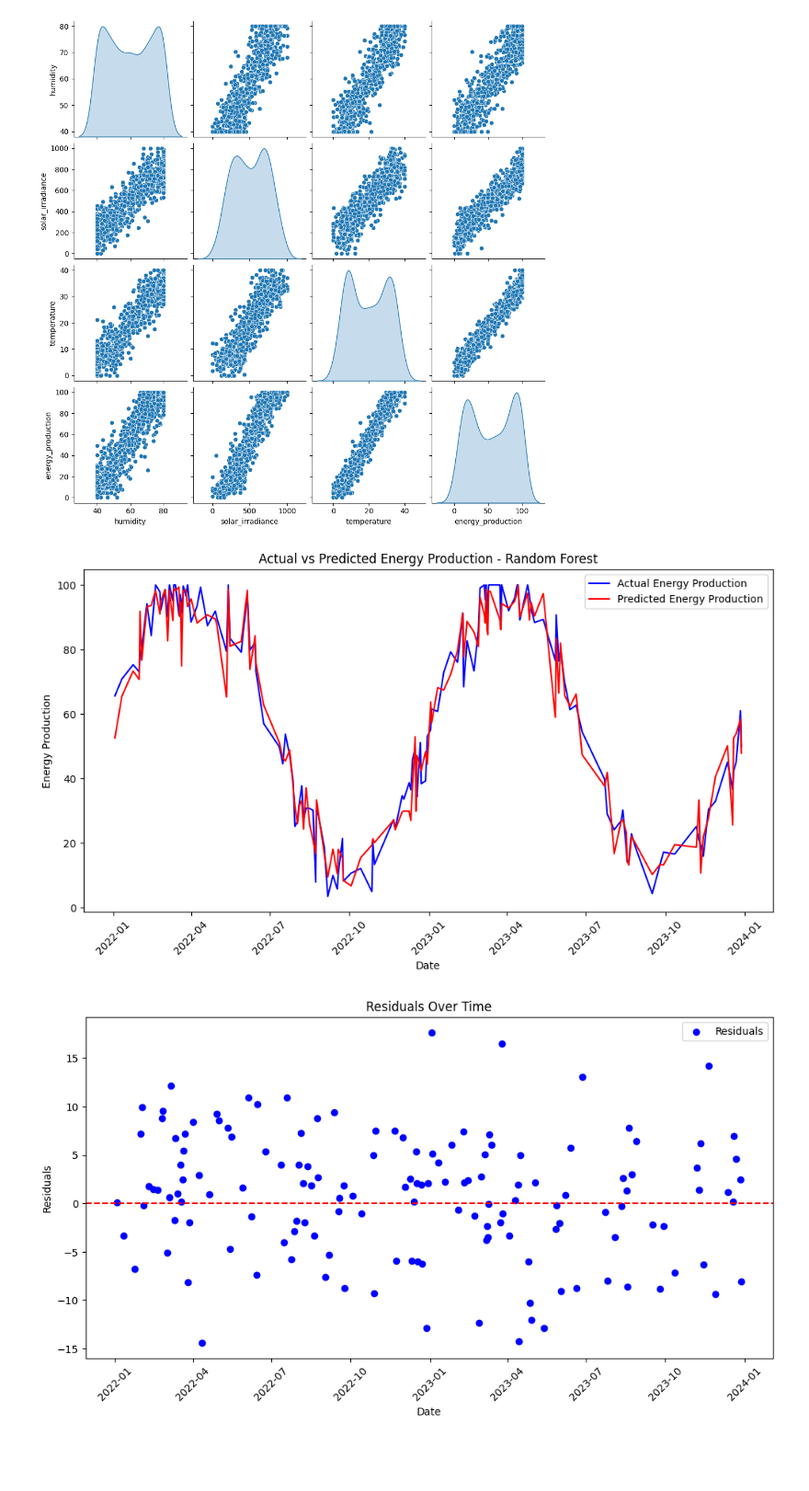
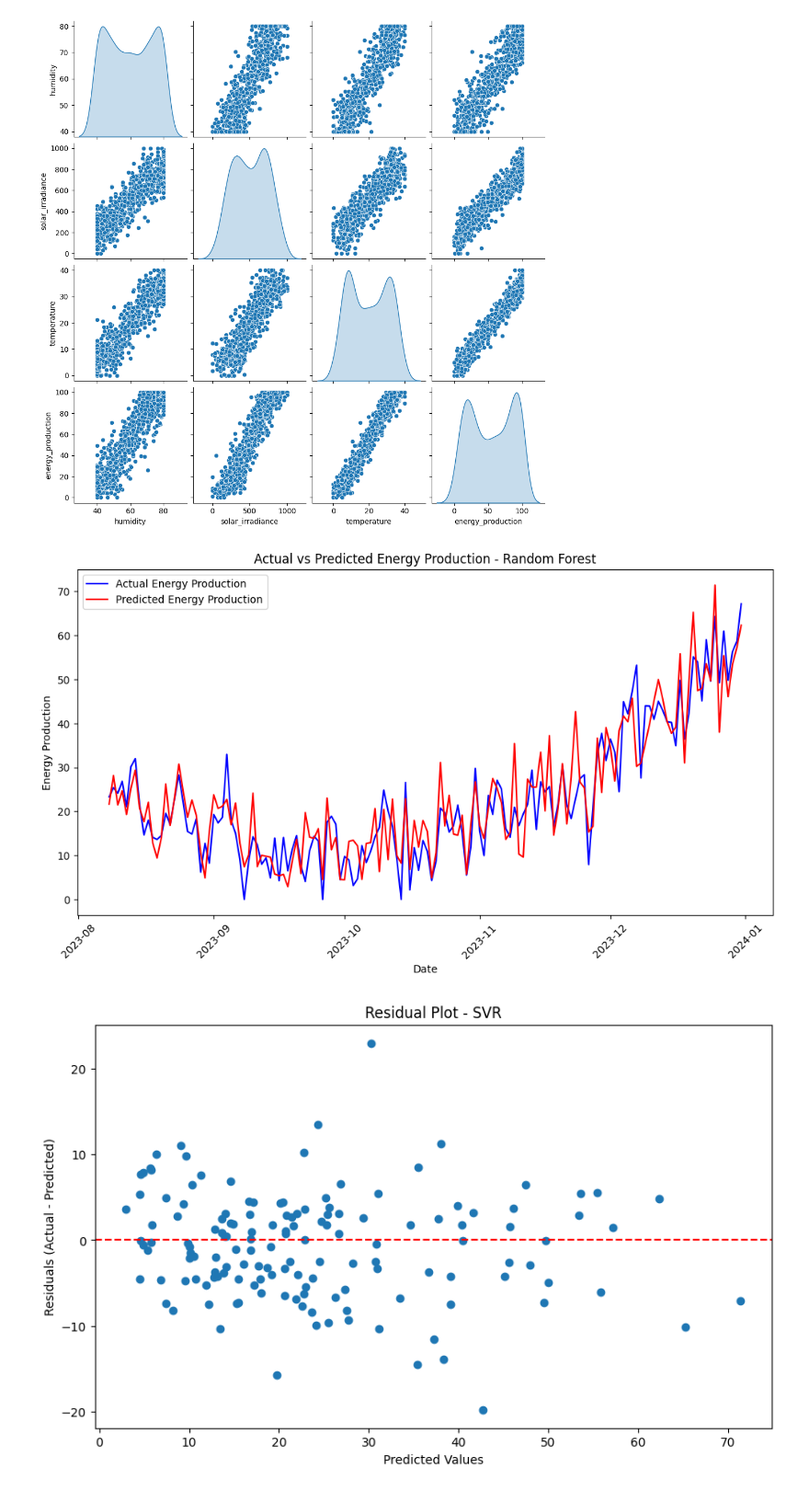
Before and after one commit to Jamesupback/solar, a Jupyter notebook: minor/models/svm.ipynb, the cells around one changed output. Shown: that part at 92% size. Cells and saved outputs as stored; diff of their text form; code cells hidden in the pictures; blank space fills up the shorter version.

```diff
--- a/minor/randomforest.ipynb
+++ b/minor/models/svm.ipynb
@@ -51,28 +51,33 @@ plt.show()
 # %% [output]
 [figure]
 # %%
-# Initialize the model
-rf_model = RandomForestRegressor(random_state=42)
-
-# Split the data into features (X) and target (y)
+# Select the features and target variable
 X = data[['humidity', 'solar_irradiance', 'temperature']]
 y = data['energy_production']
 
-# Split the data into training and test sets
-X_train, X_test, y_train, y_test = train_test_split(X, y, test_size=0.2, random_state=42)
+# Split the data into training and testing sets (shuffle=False for time-series)
+X_train, X_test, y_train, y_test = train_test_split(X, y, test_size=0.2, random_state=42, shuffle=False)
 
-# Fit the model
-rf_model.fit(X_train, y_train)
+# Store the test index for later use (before scaling)
+test_index = X_test.index
 
-# Make predictions
-y_pred = rf_model.predict(X_test)
+# Standardize the features
+scaler = StandardScaler()
+X_train_scaled = scaler.fit_transform(X_train)
+X_test_scaled = scaler.transform(X_test)
+
+# Initialize and train the SVR model
+svr_model = SVR(kernel='rbf', C=100, gamma=0.1, epsilon=0.1)  # You can tweak these hyperparameters
+svr_model.fit(X_train_scaled, y_train)
+
+# Make predictions on the test set
+y_pred = svr_model.predict(X_test_scaled)
 # %%
 # Merge the test predictions with their corresponding dates
 test_results = X_test.copy()
 test_results['actual'] = y_test
 test_results['predicted'] = y_pred
-test_results['date'] = data.loc[X_test.index, 'date']  # Match dates with the test set index
-
+test_results['date']=data['date']
 # Sort by date for proper plotting
 test_results = test_results.sort_values(by='date')
 
@@ -87,21 +92,17 @@ plt.legend()
 plt.xticks(rotation=45)
 plt.show()
 # %% [output]
-[figure, old version]
+[figure, new version]
 # %%
-# Calculate residuals
+# Plot residuals (Actual - Predicted)
 residuals = y_test - y_pred
-
-# Plot residuals
-plt.figure(figsize=(12, 6))
-plt.scatter(test_results['date'], residuals, color='blue', label='Residuals')
-plt.axhline(y=0, color='red', linestyle='--')
-plt.title('Residuals Over Time')
-plt.xlabel('Date')
-plt.ylabel('Residuals')
-plt.legend()
-plt.xticks(rotation=45)
+plt.figure(figsize=(10, 6))
+plt.scatter(y_pred, residuals)
+plt.axhline(0, color='red', linestyle='--')
+plt.title('Residual Plot - SVR')
+plt.xlabel('Predicted Values')
+plt.ylabel('Residuals (Actual - Predicted)')
 plt.show()
 # %% [output]
-[figure, old version]
+[figure, new version]
 # %%
```
Also changed, not shown: parts of 6 cells of this notebook, 24 other files.
